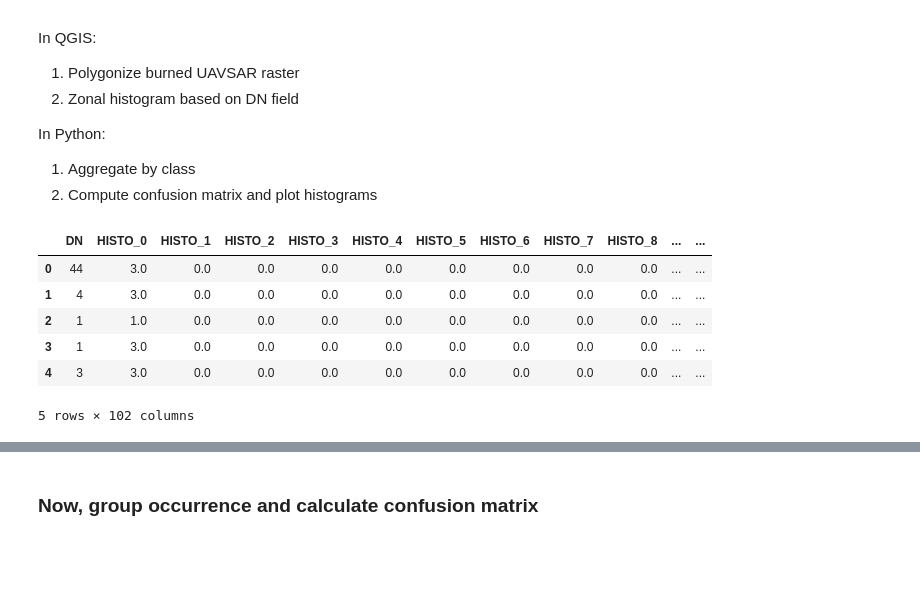
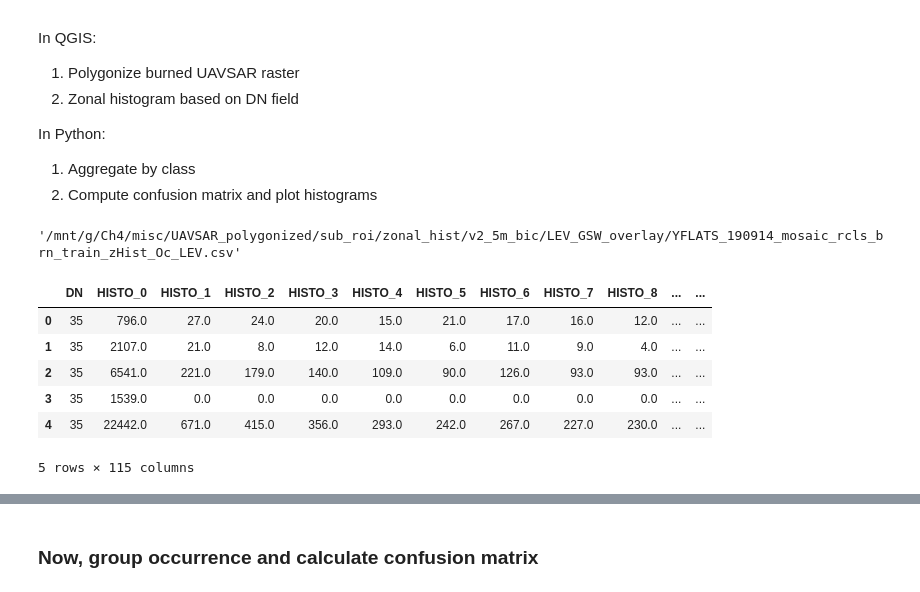
Before and after one commit to ekcomputer/lake-area, a Jupyter notebook: LEV_GSW_overlay.ipynb, the cells around one changed output, grey strips where cells are left out. Saved outputs shown, nothing was run; the diff lists cells and outputs as text; code cells hidden in the pictures; blank space fills up the shorter version.

```diff
--- a/LEV_GSW_overlay.ipynb
+++ b/LEV_GSW_overlay.ipynb
@@ -55,31 +55,35 @@ In QGIS:
 In Python:
 1. Aggregate by class
 2. Compute confusion matrix and plot histograms
+# %%
+overlay_pth
+# %% [output]
+'/mnt/g/Ch4/misc/UAVSAR_polygonized/sub_roi/zonal_hist/v2_5m_bic/LEV_GSW_overlay/YFLATS_190914_mosaic_rcls_brn_train_zHist_Oc_LEV.csv'
 # %%
 ## I/O
-# region = 'YF'
-# df_pth = '/mnt/g/Ch4/misc/UAVSAR_polygonized/sub_roi/zonal_hist/YFLATS_190914_mosaic_rcls_brn_zHist_Oc.shp' # this is zonal histogram of YF UAVSAR against GSW Occurrence
-region = 'CSB'
-df_pth = '/mnt/g/Ch4/misc/UAVSAR_polygonized/sub_roi/zonal_hist/bakerc_16008_19059_012_190904_L090_CX_01_Freeman-inc_rcls_brn_zHist_Oc.shp'
+region = 'YF'
+df_pth = '/mnt/g/Ch4/misc/UAVSAR_polygonized/sub_roi/zonal_hist/v2_5m_bic/YFLATS_190914_mosaic_rcls_brn_train_zHist_Oc.shp' # this is zonal histogram of YF UAVSAR against GSW Occurrence
+# region = 'CSB'
+# df_pth = '/mnt/g/Ch4/misc/UAVSAR_polygonized/sub_roi/zonal_hist/v2_5m_bic/bakerc_16008_19059_012_190904_L090_CX_01_Freeman-inc_rcls_brn_zHist_Oc.shp'
 # region = 'PAD'
-# df_pth = '/mnt/g/Ch4/misc/UAVSAR_polygonized/sub_roi/zonal_hist/padelE_36000_19059_003_190904_L090_CX_01_Freeman-inc_rcls_brn_zHist_Oc.shp'
+# df_pth = '/mnt/g/Ch4/misc/UAVSAR_polygonized/sub_roi/zonal_hist/v2_5m_bic/padelE_36000_19059_003_190904_L090_CX_01_Freeman-inc_rcls_brn_zHist_Oc.shp'
 # region = 'CSD'
-# df_pth = '/mnt/g/Ch4/misc/UAVSAR_polygonized/sub_roi/zonal_hist/daring_21405_17094_010_170909_L090_CX_01_LUT-Freeman_rcls_brn_zHist_Oc.shp'
+# df_pth = '/mnt/g/Ch4/misc/UAVSAR_polygonized/sub_roi/zonal_hist/v2_5m_bic/daring_21405_17094_010_170909_L090_CX_01_LUT-Freeman_rcls_brn_zHist_Oc.shp'
 
 ## Outputs
 overlay_pth = os.path.join(os.path.dirname(df_pth), 'LEV_GSW_overlay', os.path.basename(df_pth).replace('.shp', '_LEV.csv'))## Load
 overlay_pth_s = os.path.join(os.path.dirname(df_pth), 'LEV_GSW_overlay', os.path.basename(df_pth).replace('.shp', '_LEV_s.csv'))## Load
 
 df = gpd.read_file(df_pth, engine='pyogrio')
 df.head()
 # %% [output]
 |  | DN | HISTO_0 | HISTO_1 | HISTO_2 | HISTO_3 | HISTO_4 | HISTO_5 | HISTO_6 | HISTO_7 | HISTO_8 | ... | ... |
-| 0 | 44 | 3.0 | 0.0 | 0.0 | 0.0 | 0.0 | 0.0 | 0.0 | 0.0 | 0.0 | ... | ... |
-| 1 | 4 | 3.0 | 0.0 | 0.0 | 0.0 | 0.0 | 0.0 | 0.0 | 0.0 | 0.0 | ... | ... |
-| 2 | 1 | 1.0 | 0.0 | 0.0 | 0.0 | 0.0 | 0.0 | 0.0 | 0.0 | 0.0 | ... | ... |
-| 3 | 1 | 3.0 | 0.0 | 0.0 | 0.0 | 0.0 | 0.0 | 0.0 | 0.0 | 0.0 | ... | ... |
-| 4 | 3 | 3.0 | 0.0 | 0.0 | 0.0 | 0.0 | 0.0 | 0.0 | 0.0 | 0.0 | ... | ... |
+| 0 | 35 | 796.0 | 27.0 | 24.0 | 20.0 | 15.0 | 21.0 | 17.0 | 16.0 | 12.0 | ... | ... |
+| 1 | 35 | 2107.0 | 21.0 | 8.0 | 12.0 | 14.0 | 6.0 | 11.0 | 9.0 | 4.0 | ... | ... |
+| 2 | 35 | 6541.0 | 221.0 | 179.0 | 140.0 | 109.0 | 90.0 | 126.0 | 93.0 | 93.0 | ... | ... |
+| 3 | 35 | 1539.0 | 0.0 | 0.0 | 0.0 | 0.0 | 0.0 | 0.0 | 0.0 | 0.0 | ... | ... |
+| 4 | 35 | 22442.0 | 671.0 | 415.0 | 356.0 | 293.0 | 242.0 | 267.0 | 227.0 | 230.0 | ... | ... |
-5 rows × 102 columns
+5 rows × 115 columns
 # %%
 ## Add actual class name
 df['Class'] = df['DN'].apply(lambda x: reclass_vals_detailed[x])
```
Also changed, not shown: parts of 10 cells of this notebook.
